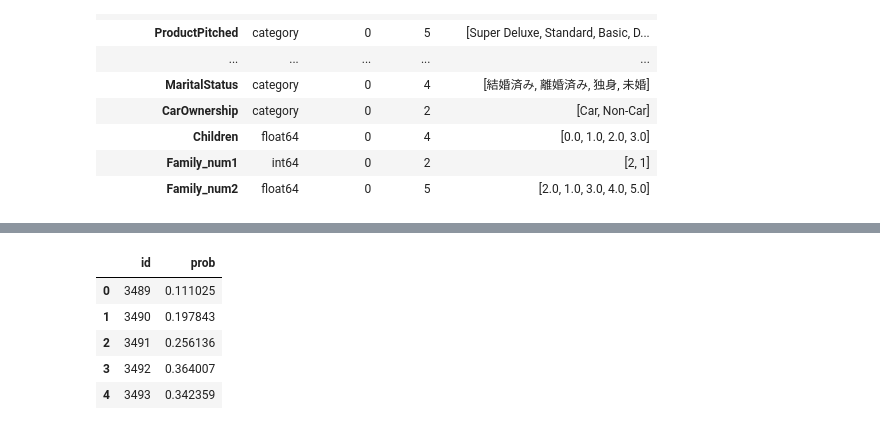
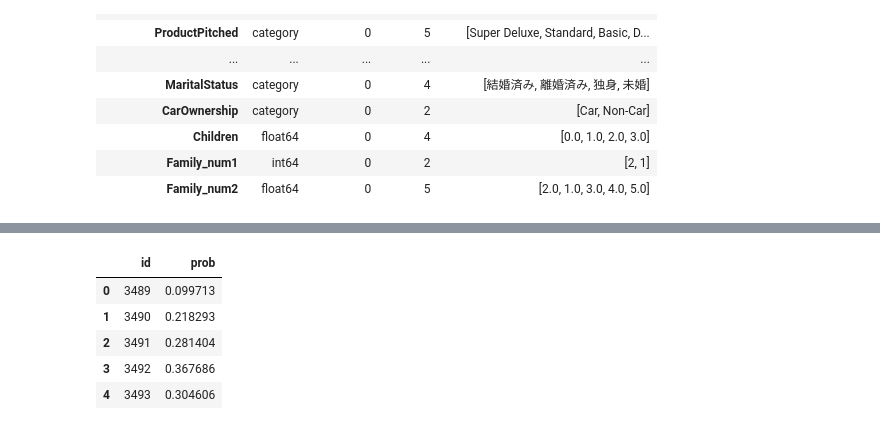
Before and after one commit to skyshine460/ProdTaken, a Jupyter notebook: ProdTaken_lightgbm2.ipynb, the cells around one changed output, grey strips where cells are left out. Cells and saved outputs as stored; diff of their text form; code cells hidden in the pictures.

Commit message:
prodtaken_submission26

```diff
--- a/ProdTaken_lightgbm2.ipynb
+++ b/ProdTaken_lightgbm2.ipynb
@@ -1380,20 +1380,21 @@ params = {
     'boosting_type': 'gbdt',
     'objective': 'binary',
     'metric': 'auc',
-    'learning_rate': 0.05,
-    'random_state': 123,
-    'num_leaves': 16,
-    'n_estimators': 1000,
+    'learning_rate': 0.01,
+    'random_state': 12,
+    'num_leaves': 20,
+    'n_estimators': 3000,
     'importance_type': 'gain',
     'verbose': -1,
-    'min_data_in_leaf': 150,
-    'max_depth': 4,
-    'lambda_l1': 0.01,
-    'lambda_l2': 0.5,
-    'feature_fraction': 0.6,
-    'bagging_fraction': 0.6,
-    'bagging_freq': 4,
+    'lambda_l1': 0.8,
+    'lambda_l2': 90,
+    'feature_fraction': 0.4,
+    'bagging_fraction': 0.8,
+    'bagging_freq': 3,
+    'subsumple': 0.8,
+    'subsample_freq': 1,
 }
+
 
 # params_cat = {
 #     'iterations': 2000,
@@ -1411,11 +1412,11 @@ params = {
 #     'min_data_in_leaf': 150,
 # }
 # %%
-models = []
+models1 = []
 metric=[]
 imp=pd.DataFrame()
-n_splits = 10
-cv = StratifiedKFold(n_splits=n_splits, shuffle=True, random_state=123)
+n_splits = 5
+cv = StratifiedKFold(n_splits=n_splits, shuffle=True, random_state=12)
 
 for nfold, (train_index, val_index) in enumerate(cv.split(x_train, y_train)):
     print('-'*20, nfold, '-'*20)
@@ -1449,7 +1450,7 @@ for nfold, (train_index, val_index) in enumerate(cv.split(x_train, y_train)):
     metric_va = roc_auc_score(y_va, y_va_pred)
 
     metric.append((nfold, metric_tr, metric_va))
-    models.append(model)
+    models1.append(model)
 
     print("Tr:", metric_tr)
     print("Va:", metric_va)
@@ -1544,24 +1872,26 @@ plt.show()
 # %%
 # y_pred_prob = model.predict_proba(test_df[features])[:, 1]
-y_pred_prob = ensemble_predict(models, x_test)
-
+y_pred_prob1 = ensemble_predict(models1, x_test)
+y_pred_prob2 = ensemble_predict(models2, x_test)
+y_pred_prob3 = ensemble_predict(models3, x_test)
+y_pred_prob = (y_pred_prob1 + y_pred_prob2 + y_pred_prob3) / 3
 
 sub = pd.read_csv('/content/drive/MyDrive/契約予測（SIGNATE Cup 2024）/提供データ/sample_submit.csv', header=None)
 test_ids = sub.iloc[:, 0]
 
 submission = pd.DataFrame({
     'id': test_ids,
     'prob': y_pred_prob
 })
 
-submission_name = "prodtaken_submission21"
+submission_name = "prodtaken_submission26"
 
 submission.to_csv(f'{submission_name}.csv', index=False, header=None)
 submission.head()
 # %% [output]
 |  | id | prob |
-| 0 | 3489 | 0.111025 |
-| 1 | 3490 | 0.197843 |
-| 2 | 3491 | 0.256136 |
-| 3 | 3492 | 0.364007 |
-| 4 | 3493 | 0.342359 |
+| 0 | 3489 | 0.099713 |
+| 1 | 3490 | 0.218293 |
+| 2 | 3491 | 0.281404 |
+| 3 | 3492 | 0.367686 |
+| 4 | 3493 | 0.304606 |
```
Also changed, not shown: parts of 7 cells of this notebook.
